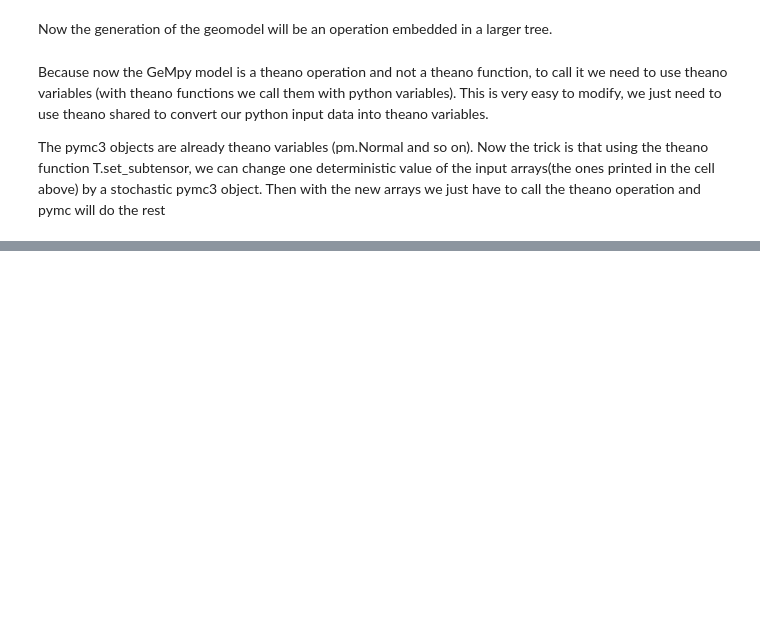
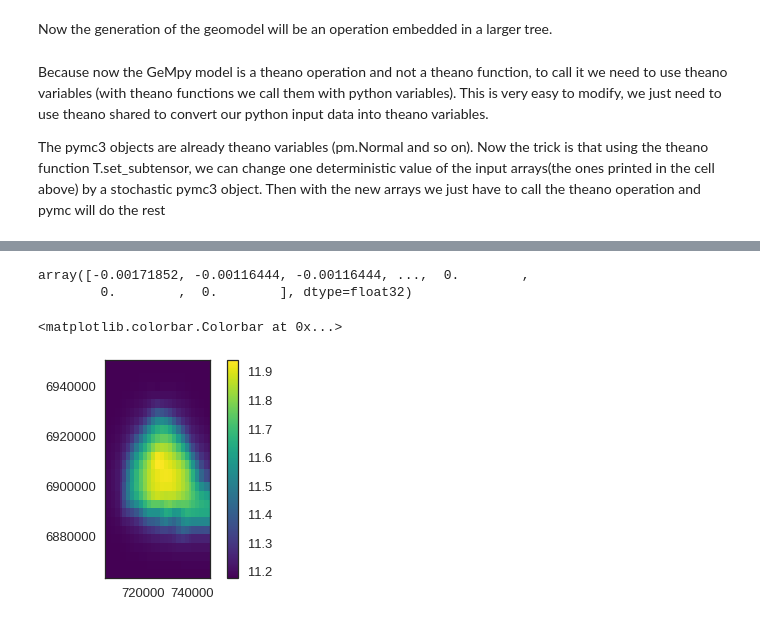
Before and after one commit to gempy-project/gempy, a Jupyter notebook: Tutorial/ch4.ipynb, the cells around one changed output, grey strips where cells are left out. Saved outputs shown, nothing was run; the diff lists cells and outputs as text; code cells hidden in the pictures; blank space fills up the shorter version.

```diff
--- a/Tutorial/ch4.ipynb
+++ b/Tutorial/ch4.ipynb
@@ -142,3 +152,15 @@ Reciprocal condition number: 3.935079107009187e-08
+# %%
+trace.get_values('GemPy')[5] -  trace.get_values('GemPy')[15]
+# %% [output]
+array([-0.00171852, -0.00116444, -0.00116444, ...,  0.        ,
+        0.        ,  0.        ], dtype=float32)
+# %%
+import matplotlib.pyplot as plt
+plt.imshow(trace.get_values('GemPy')[-10].reshape(50,50), cmap='viridis', origin='lower', extent=[7.050000e+05,747000,6863000,6950000] )
+plt.colorbar()
+# %% [output]
+<matplotlib.colorbar.Colorbar at 0x...>
+[figure, added]
 # %%
 import matplotlib.pyplot as plt
 for i in range(100):
```
Also changed, not shown: parts of 14 cells of this notebook, 4 other files.
